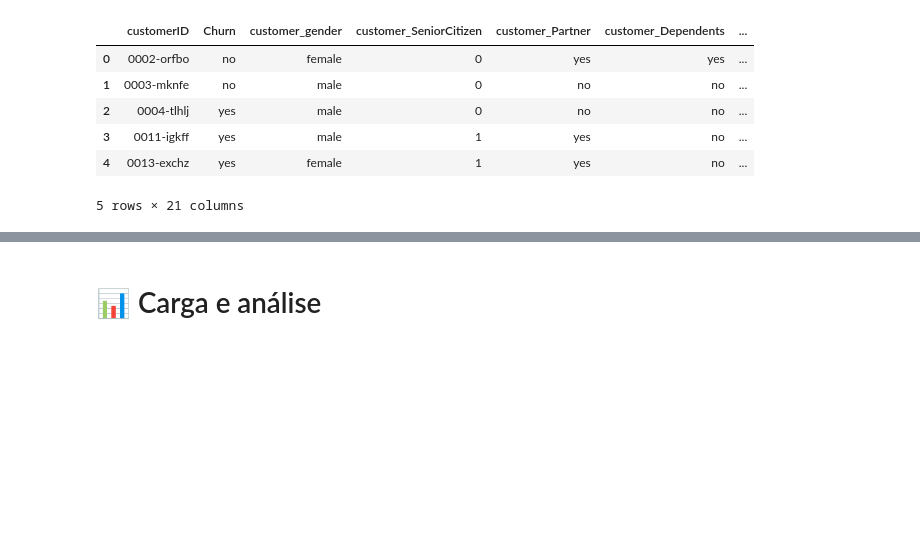
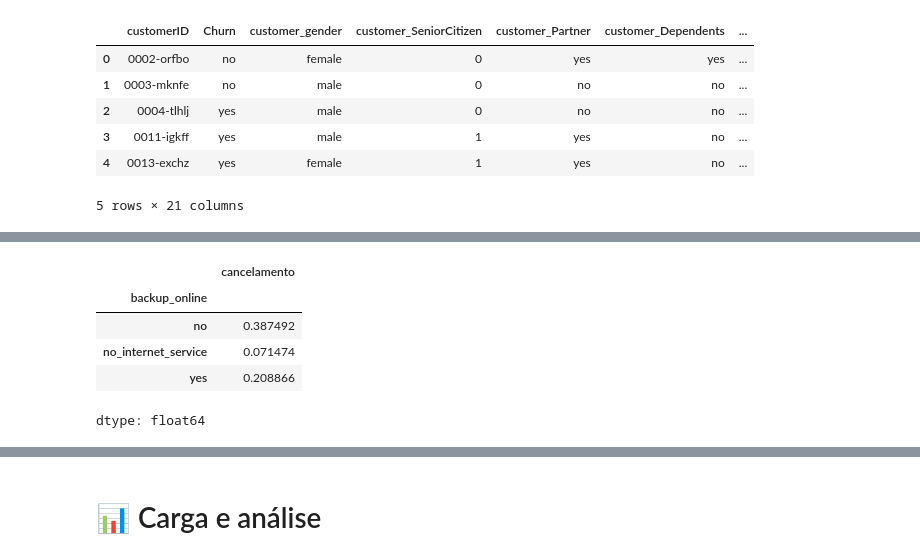
Before and after one commit to Tayara32/Challenge-TelecomX, a Jupyter notebook: ChallengeTelecomX.ipynb, the cells around one changed output, grey strips where cells are left out. Saved outputs shown, nothing was run; the diff lists cells and outputs as text; code cells hidden in the pictures; blank space fills up the shorter version.

```diff
--- a/ChallengeTelecomX.ipynb
+++ b/ChallengeTelecomX.ipynb
@@ -199,0 +330,10 @@ df_normalizado.head()
+# %%
+#Calcular a evasão por serviços adicionais:
+df_normalizado.groupby('backup_online')['cancelamento'].mean()
+# %% [output]
+|  | cancelamento |
+| backup_online |  |
+| no | 0.387492 |
+| no_internet_service | 0.071474 |
+| yes | 0.208866 |
+dtype: float64
```
Also changed, not shown: parts of 16 cells of this notebook.
